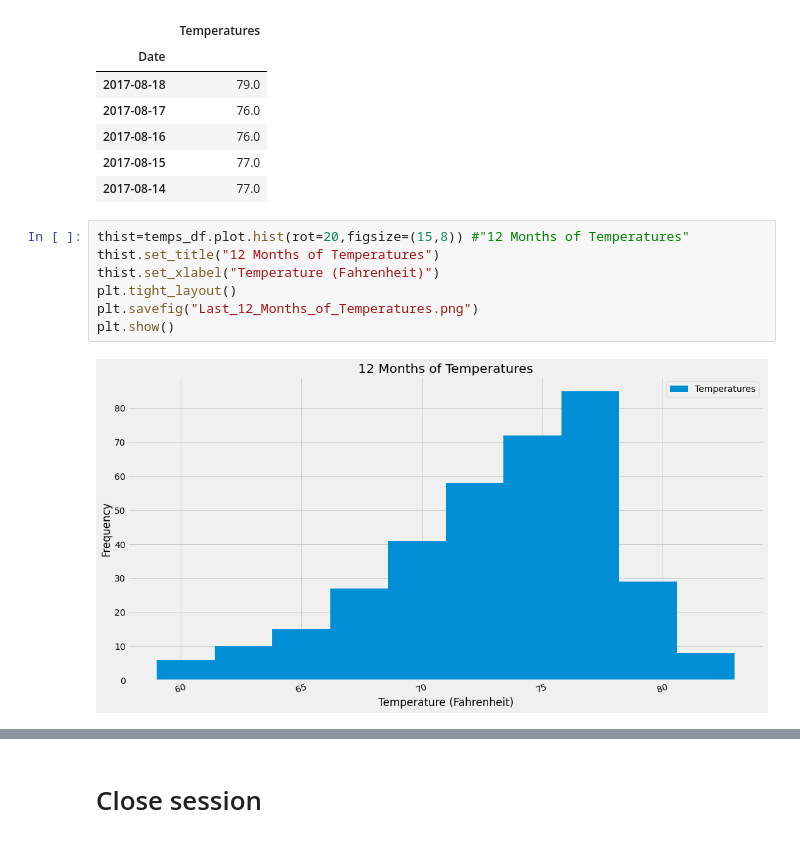
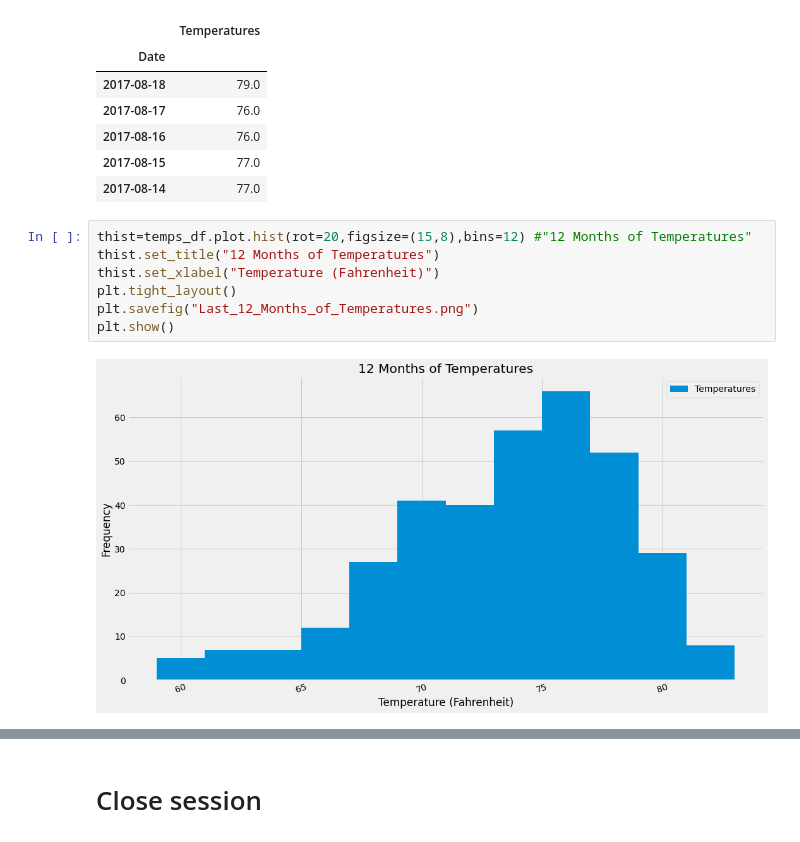
Before and after one commit to georgiafbi/sqlalchemy-challenge, a Jupyter notebook: climate_starter.ipynb, the cells around one changed output, grey strips where cells are left out. Saved outputs shown, nothing was run; the diff lists cells and outputs as text.

```diff
--- a/climate_starter.ipynb
+++ b/climate_starter.ipynb
@@ -172,11 +173,11 @@ temps_df.head()
 | 2017-08-15 | 77.0 |
 | 2017-08-14 | 77.0 |
 # %%
-thist=temps_df.plot.hist(rot=20,figsize=(15,8)) #"12 Months of Temperatures"
+thist=temps_df.plot.hist(rot=20,figsize=(15,8),bins=12) #"12 Months of Temperatures"
 thist.set_title("12 Months of Temperatures")
 thist.set_xlabel("Temperature (Fahrenheit)")
 plt.tight_layout()
 plt.savefig("Last_12_Months_of_Temperatures.png")
 plt.show()
 # %% [output]
-[figure, old version]
+[figure, new version]
```
Also changed, not shown: parts of 3 cells of this notebook, 2 other files.
